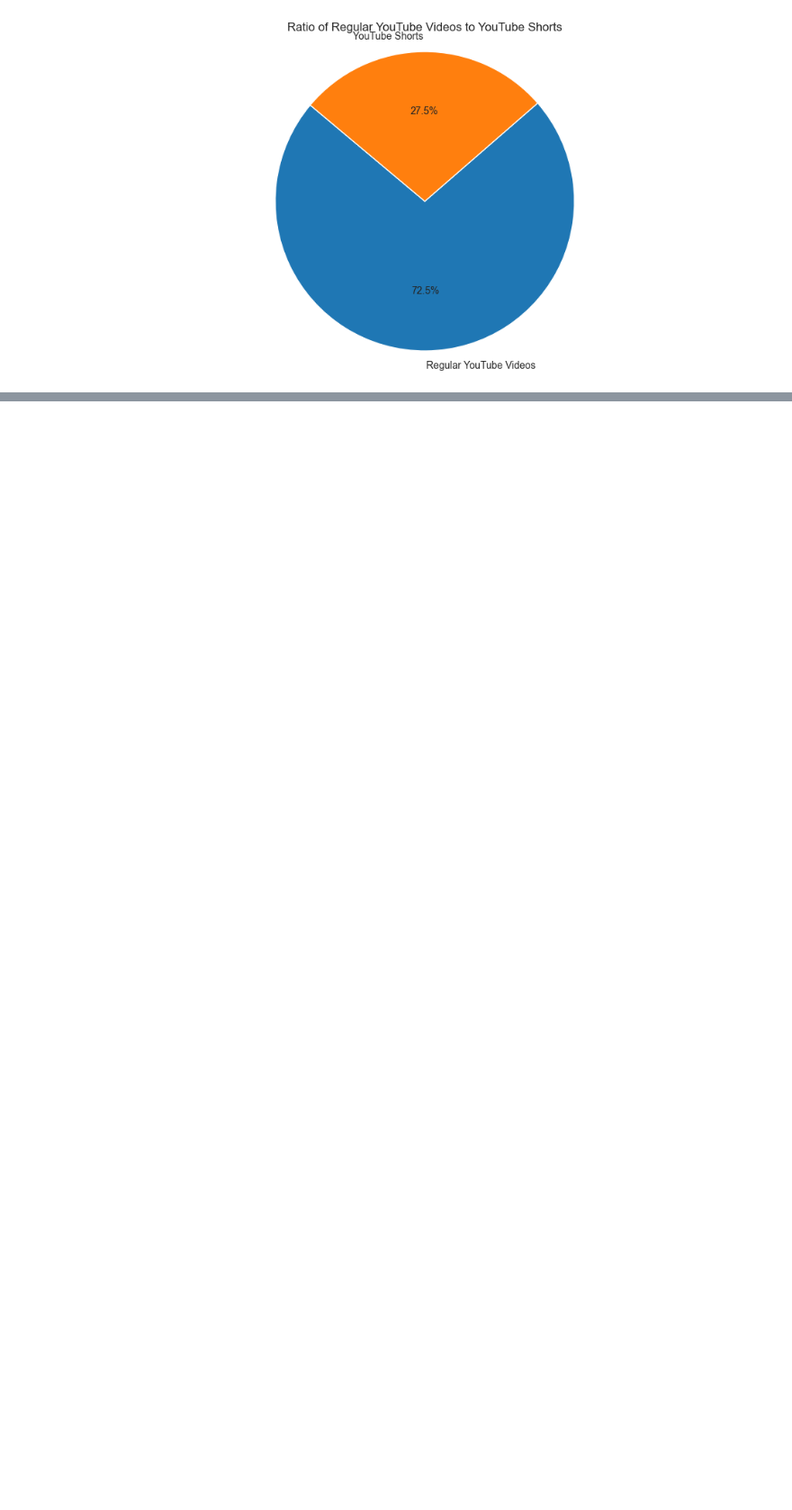
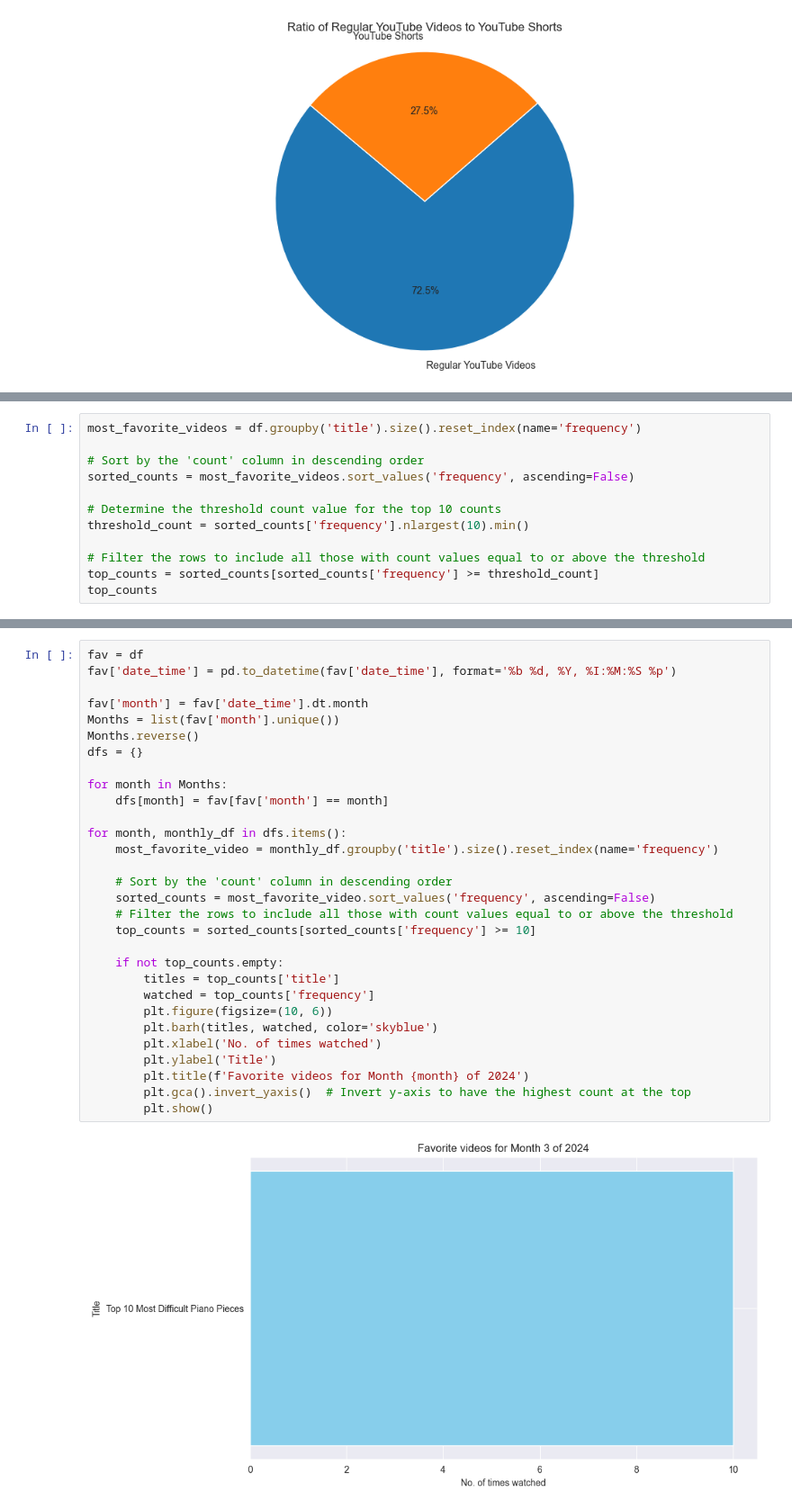
Before and after one commit to Johncarlodeveloper/YouTube-Watch-History-Data-to-CSV-file, a Jupyter notebook: analysis.ipynb, the cells around one changed output, grey strips where cells are left out. Shown at 90% size. Cells and saved outputs as stored; diff of their text form; blank space fills up the shorter version.

```diff
--- a/analysis.ipynb
+++ b/analysis.ipynb
@@ -371,0 +391,12 @@ plt.show()
+# %%
+most_favorite_videos = df.groupby('title').size().reset_index(name='frequency')
+
+# Sort by the 'count' column in descending order
+sorted_counts = most_favorite_videos.sort_values('frequency', ascending=False)
+
+# Determine the threshold count value for the top 10 counts
+threshold_count = sorted_counts['frequency'].nlargest(10).min()
+
+# Filter the rows to include all those with count values equal to or above the threshold
+top_counts = sorted_counts[sorted_counts['frequency'] >= threshold_count]
+top_counts
@@ -371,0 +418,32 @@ plt.show()
+# %%
+fav = df
+fav['date_time'] = pd.to_datetime(fav['date_time'], format='%b %d, %Y, %I:%M:%S %p')
+
+fav['month'] = fav['date_time'].dt.month
+Months = list(fav['month'].unique())
+Months.reverse()
+dfs = {}
+
+for month in Months:
+    dfs[month] = fav[fav['month'] == month]
+
+for month, monthly_df in dfs.items():
+    most_favorite_video = monthly_df.groupby('title').size().reset_index(name='frequency')
+
+    # Sort by the 'count' column in descending order
+    sorted_counts = most_favorite_video.sort_values('frequency', ascending=False)
+    # Filter the rows to include all those with count values equal to or above the threshold
+    top_counts = sorted_counts[sorted_counts['frequency'] >= 10]
+
+    if not top_counts.empty:
+        titles = top_counts['title']
+        watched = top_counts['frequency']
+        plt.figure(figsize=(10, 6))
+        plt.barh(titles, watched, color='skyblue')
+        plt.xlabel('No. of times watched')
+        plt.ylabel('Title')
+        plt.title(f'Favorite videos for Month {month} of 2024')
+        plt.gca().invert_yaxis()  # Invert y-axis to have the highest count at the top
+        plt.show()
+# %% [output]
+[figure, added]
```
Also changed, not shown: parts of 6 cells of this notebook.
